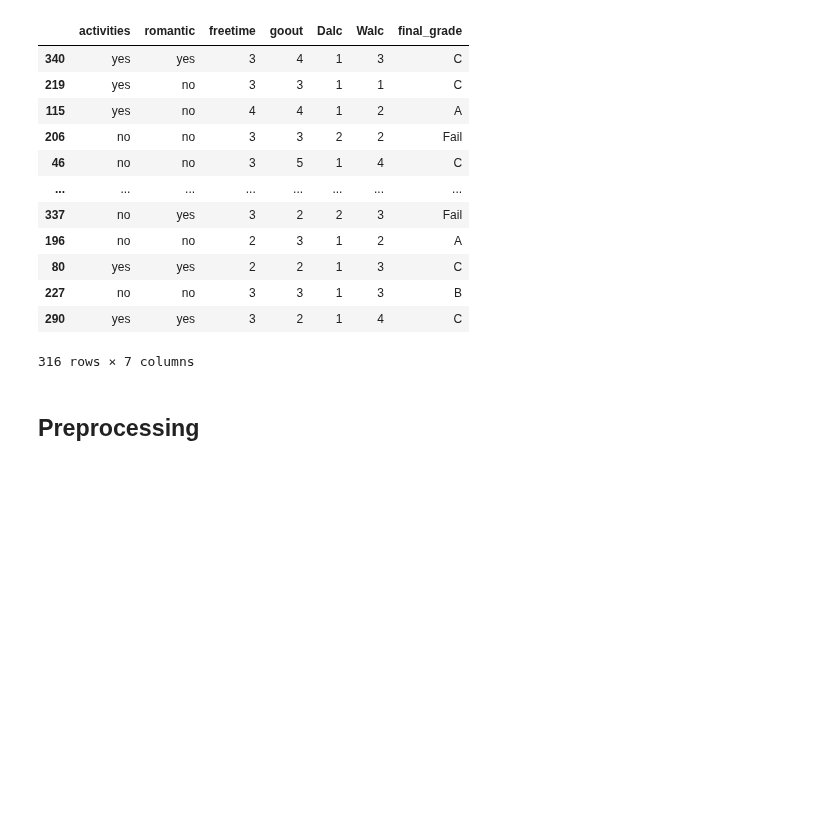
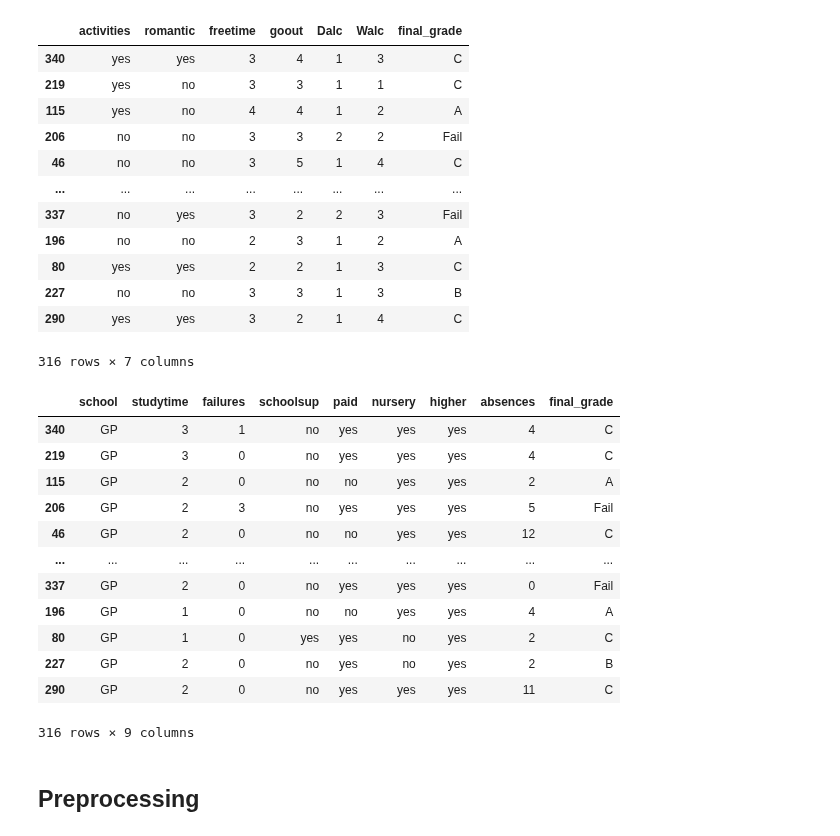
Before and after one commit to romanfen/F21DL-G6, a Jupyter notebook: Lab9_Linear_Logistic.ipynb, the cells around one changed output. Cells and saved outputs as stored; diff of their text form; code cells hidden in the pictures; blank space fills up the shorter version.

```diff
--- a/Lab9_Linear_Logistic.ipynb
+++ b/Lab9_Linear_Logistic.ipynb
@@ -102,7 +102,7 @@ Removing the G1, G2, G3 and average grade to see the influence of other factors.
 # %%
 activities_data = students[['activities','romantic','freetime','goout','Dalc','Walc','final_grade']]
 family_data = students[['famsize','Pstatus','Medu','Fedu','Mjob','Fjob','guardian','famsup','internet','final_grade']]
-school_data = students[['school','studytime','failures','schoolsup','paid','nursery','higher','absences','G1','G2','G3','final_grade']]
+school_data = students[['school','studytime','failures','schoolsup','paid','nursery','higher','absences','final_grade']]
 personal_data = students[['school','sex','age','Dalc','Walc','health','absences','final_grade']]
 
 subsets = [activities_data, family_data, school_data, personal_data]
@@ -140,6 +140,24 @@ activities_train
 | 227 | no | no | 3 | 3 | 1 | 3 | B |
 | 290 | yes | yes | 3 | 2 | 1 | 4 | C |
 316 rows × 7 columns
+# %%
+school_train , school_test = split_dataset(school_data, 0.2)
+# %%
+school_train
+# %% [output]
+|  | school | studytime | failures | schoolsup | paid | nursery | higher | absences | final_grade |
+| 340 | GP | 3 | 1 | no | yes | yes | yes | 4 | C |
+| 219 | GP | 3 | 0 | no | yes | yes | yes | 4 | C |
+| 115 | GP | 2 | 0 | no | no | yes | yes | 2 | A |
+| 206 | GP | 2 | 3 | no | yes | yes | yes | 5 | Fail |
+| 46 | GP | 2 | 0 | no | no | yes | yes | 12 | C |
+| ... | ... | ... | ... | ... | ... | ... | ... | ... | ... |
+| 337 | GP | 2 | 0 | no | yes | yes | yes | 0 | Fail |
+| 196 | GP | 1 | 0 | no | no | yes | yes | 4 | A |
+| 80 | GP | 1 | 0 | yes | yes | no | yes | 2 | C |
+| 227 | GP | 2 | 0 | no | yes | no | yes | 2 | B |
+| 290 | GP | 2 | 0 | no | yes | yes | yes | 11 | C |
+316 rows × 9 columns
 # %% [markdown]
 ## Preprocessing
 # %%
```
Also changed, not shown: parts of 11 cells of this notebook.
